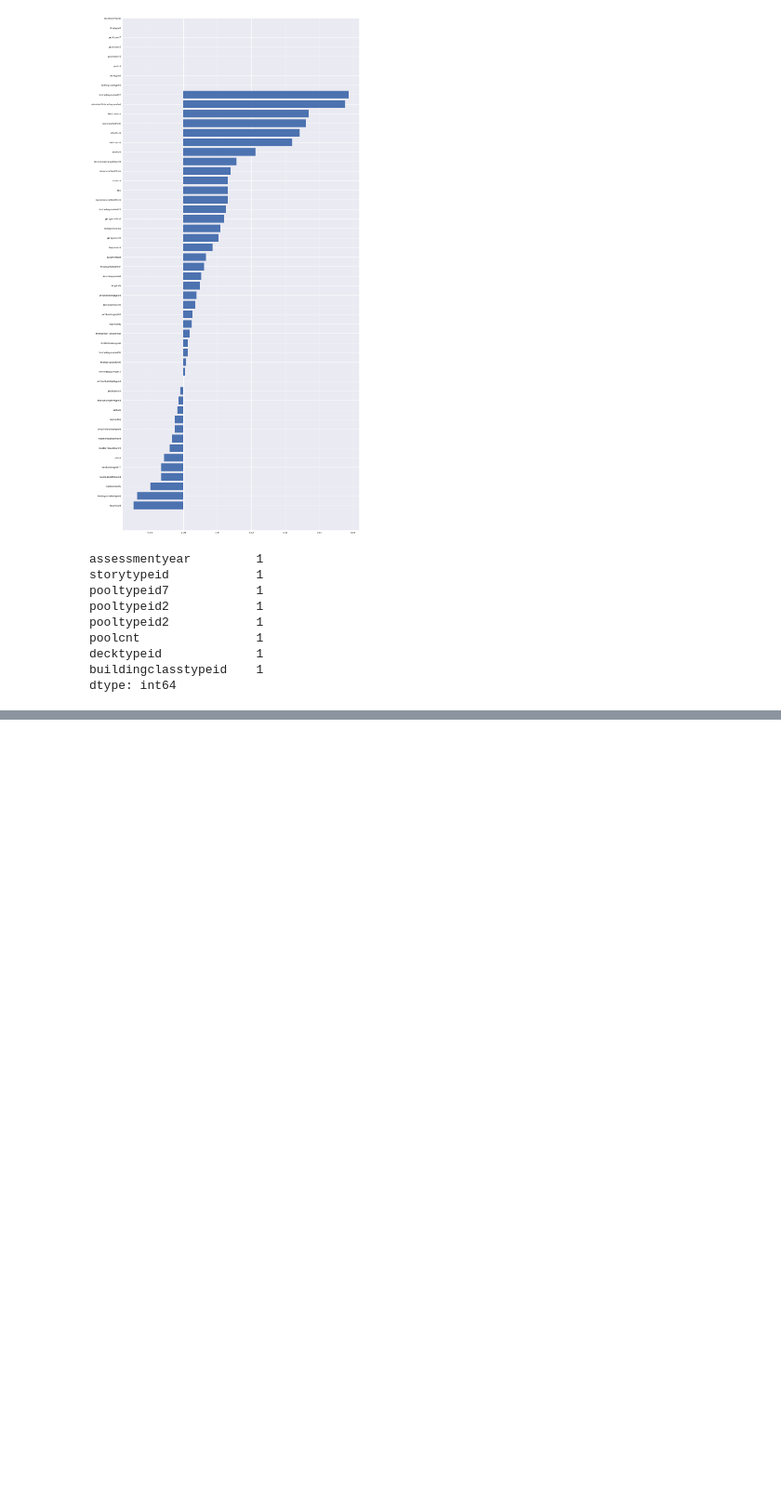
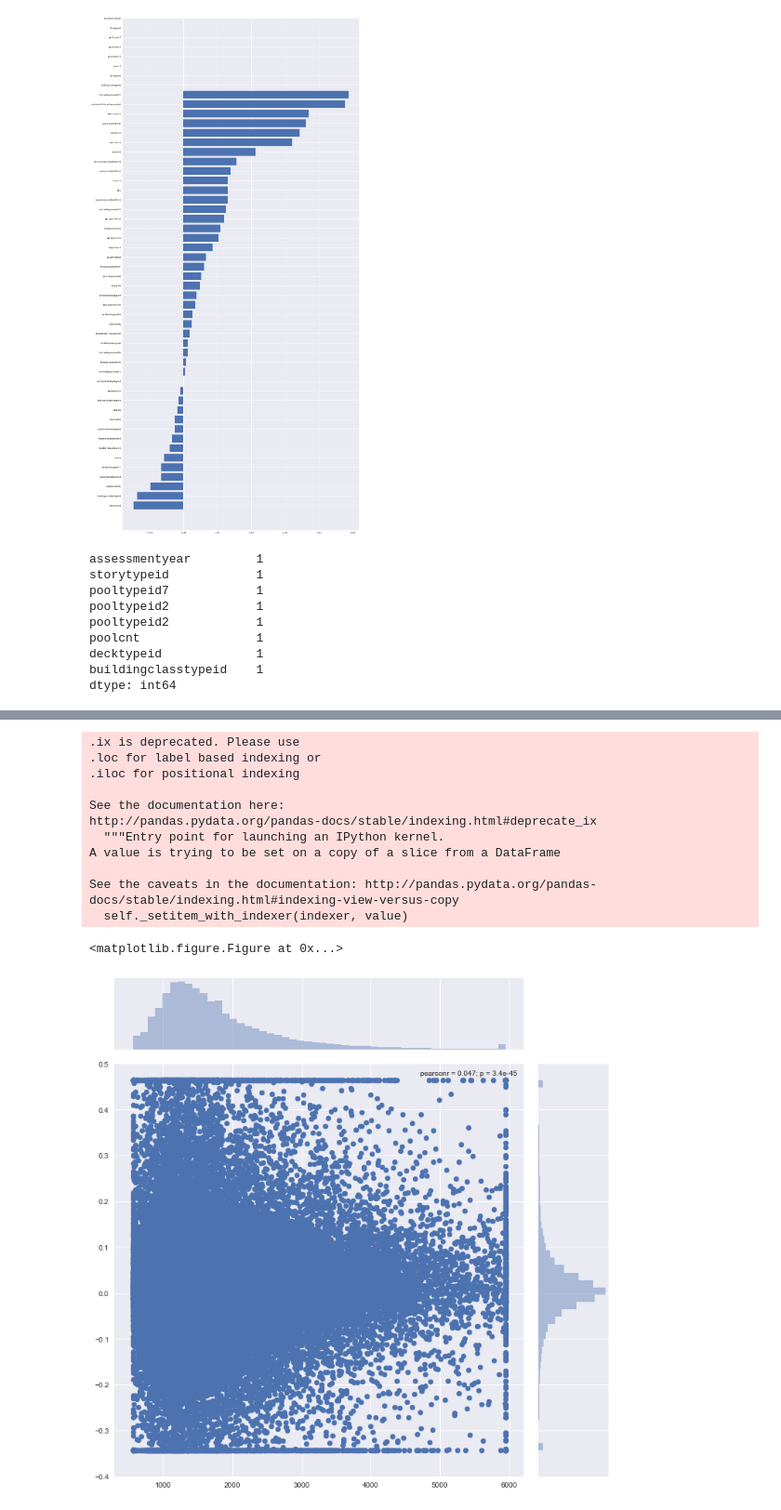
Before and after one commit to prabha-git/kaggle, a Jupyter notebook: Zillow House Value prediction/Simple Exploration Notebook - Zillow Prize.ipynb, the cells around one changed output, grey strips where cells are left out. Shown at 93% size. Saved outputs shown, nothing was run; the diff lists cells and outputs as text; code cells hidden in the pictures; blank space fills up the shorter version.

```diff
--- a/Zillow House Value prediction/Simple Exploration Notebook - Zillow Prize.ipynb
+++ b/Zillow House Value prediction/Simple Exploration Notebook - Zillow Prize.ipynb
@@ -177,0 +247,4 @@ dtype: int64
+# %%
+col="calculatedfinishedsquarefeet"
+ulimit=np.percentile(train[col],99.5)
+llimit=np.percentile(train[col],0.5)
@@ -177,0 +255,22 @@ dtype: int64
+# %%
+train[col].ix[train[col]>ulimit]=ulimit
+train[col].ix[train[col]<llimit]=llimit
+
+plt.figure(figsize=(12,12))
+sns.jointplot(x=train[col].values,y=train['logerror'].values,size=10)
+sns.plt.ylim(-.4,.5)
+plt.show()
+# %% [output]
+.ix is deprecated. Please use
+.loc for label based indexing or
+.iloc for positional indexing
+
+See the documentation here:
+http://pandas.pydata.org/pandas-docs/stable/indexing.html#deprecate_ix
+  """Entry point for launching an IPython kernel.
+A value is trying to be set on a copy of a slice from a DataFrame
+
+See the caveats in the documentation: http://pandas.pydata.org/pandas-docs/stable/indexing.html#indexing-view-versus-copy
+  self._setitem_with_indexer(indexer, value)
+<matplotlib.figure.Figure at 0x...>
+[figure, added]
```
Also changed, not shown: parts of 26 cells of this notebook, 1 other file.
